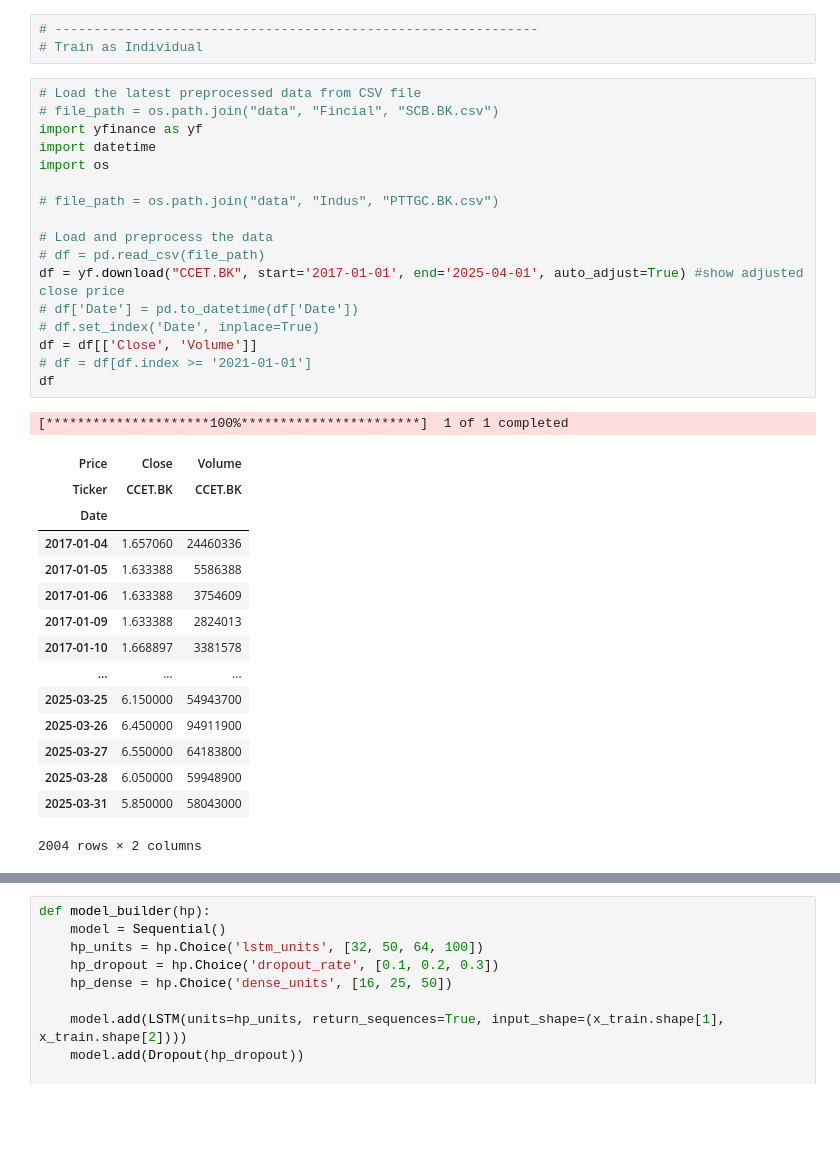
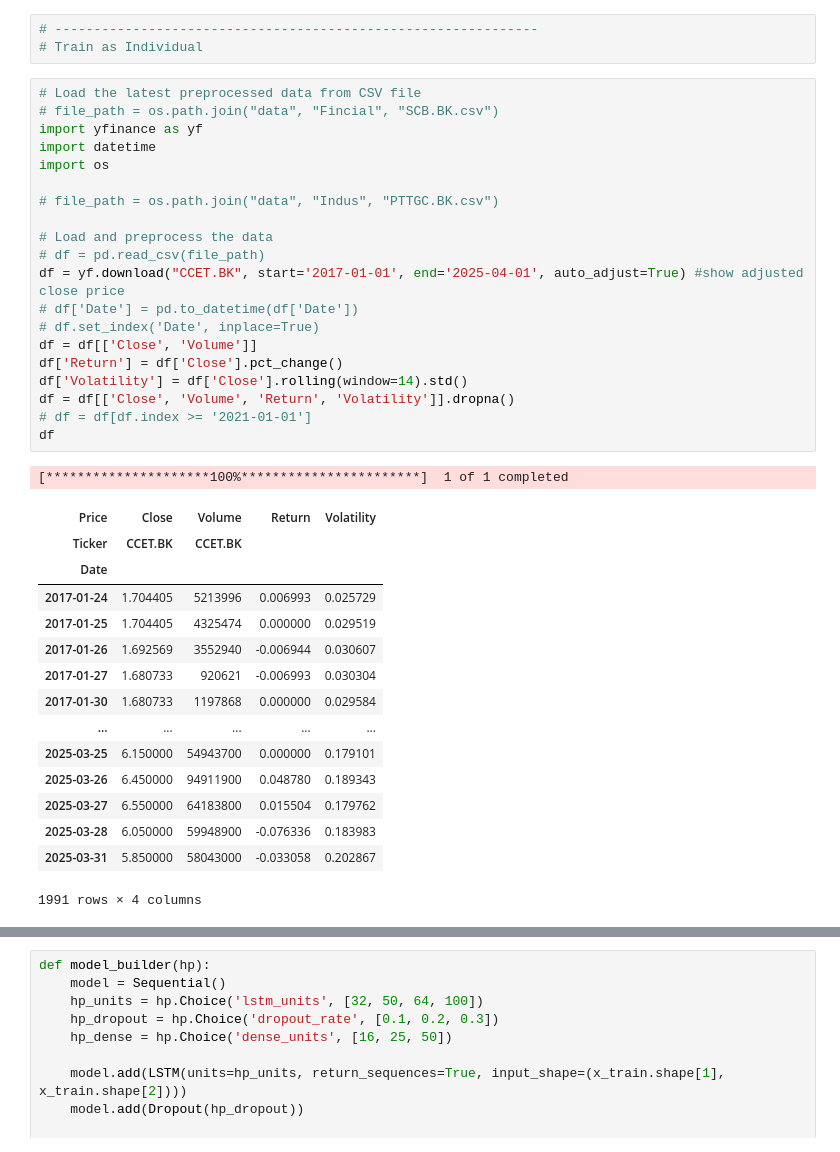
Before and after one commit to kninks/stockie-ml, a Jupyter notebook: train_model.ipynb, the cells around one changed output, grey strips where cells are left out. Drawn from its saved outputs; the diff is of its cells as text; blank space fills up the shorter version.

Commit message:
CCET tuning update

```diff
--- a/train_model.ipynb
+++ b/train_model.ipynb
@@ -372,37 +372,40 @@ Epoch 1/50
 # %%
 # Load the latest preprocessed data from CSV file
 # file_path = os.path.join("data", "Fincial", "SCB.BK.csv")
 import yfinance as yf
 import datetime
 import os
 
 # file_path = os.path.join("data", "Indus", "PTTGC.BK.csv")
 
 # Load and preprocess the data
 # df = pd.read_csv(file_path)
 df = yf.download("CCET.BK", start='2017-01-01', end='2025-04-01', auto_adjust=True) #show adjusted close price
 # df['Date'] = pd.to_datetime(df['Date'])
 # df.set_index('Date', inplace=True)
 df = df[['Close', 'Volume']]
+df['Return'] = df['Close'].pct_change()
+df['Volatility'] = df['Close'].rolling(window=14).std()
+df = df[['Close', 'Volume', 'Return', 'Volatility']].dropna()
 # df = df[df.index >= '2021-01-01']
 df
 # %% [output]
 [*********************100%***********************]  1 of 1 completed
-| Price | Close | Volume |
-| Ticker | CCET.BK | CCET.BK |
-| Date |  |  |
-| 2017-01-04 | 1.657060 | 24460336 |
-| 2017-01-05 | 1.633388 | 5586388 |
-| 2017-01-06 | 1.633388 | 3754609 |
-| 2017-01-09 | 1.633388 | 2824013 |
-| 2017-01-10 | 1.668897 | 3381578 |
-| ... | ... | ... |
-| 2025-03-25 | 6.150000 | 54943700 |
-| 2025-03-26 | 6.450000 | 94911900 |
-| 2025-03-27 | 6.550000 | 64183800 |
-| 2025-03-28 | 6.050000 | 59948900 |
-| 2025-03-31 | 5.850000 | 58043000 |
+| Price | Close | Volume | Return | Volatility |
+| Ticker | CCET.BK | CCET.BK |  |  |
+| Date |  |  |  |  |
+| 2017-01-24 | 1.704405 | 5213996 | 0.006993 | 0.025729 |
+| 2017-01-25 | 1.704405 | 4325474 | 0.000000 | 0.029519 |
+| 2017-01-26 | 1.692569 | 3552940 | -0.006944 | 0.030607 |
+| 2017-01-27 | 1.680733 | 920621 | -0.006993 | 0.030304 |
+| 2017-01-30 | 1.680733 | 1197868 | 0.000000 | 0.029584 |
+| ... | ... | ... | ... | ... |
+| 2025-03-25 | 6.150000 | 54943700 | 0.000000 | 0.179101 |
+| 2025-03-26 | 6.450000 | 94911900 | 0.048780 | 0.189343 |
+| 2025-03-27 | 6.550000 | 64183800 | 0.015504 | 0.179762 |
+| 2025-03-28 | 6.050000 | 59948900 | -0.076336 | 0.183983 |
+| 2025-03-31 | 5.850000 | 58043000 | -0.033058 | 0.202867 |
-2004 rows × 2 columns
+1991 rows × 4 columns
 # %%
 # Scale to range 0, 1
 scaler = MinMaxScaler(feature_range=(0, 1))  # Normalize between 0 and 1
```
Also changed, not shown: parts of 5 cells of this notebook, 20 other files.
